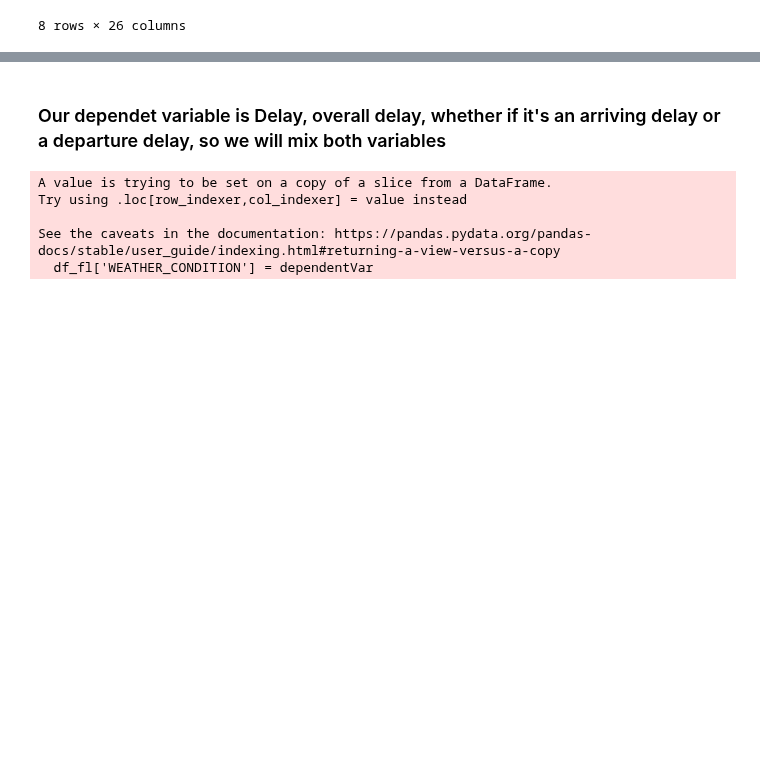
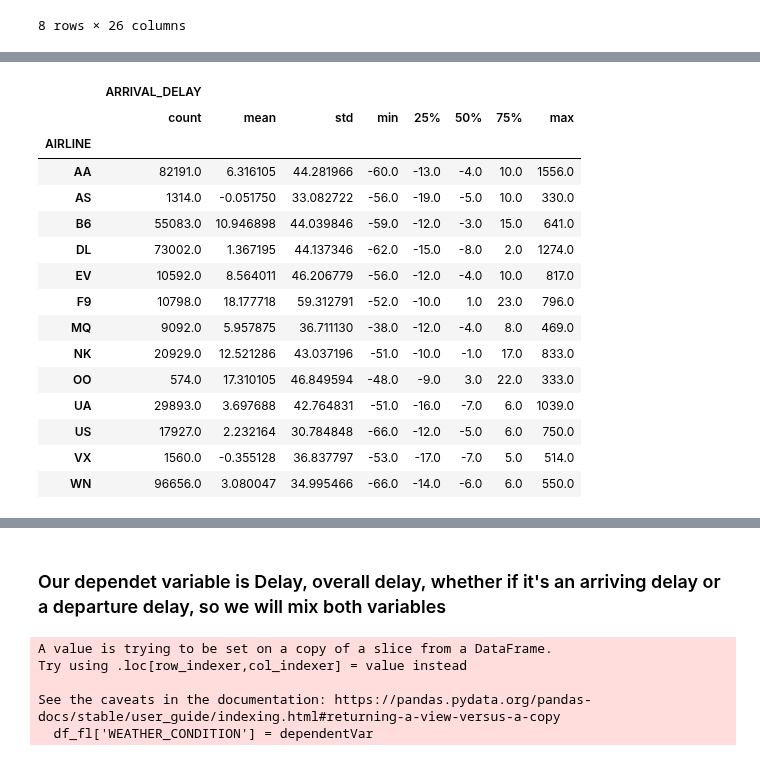
Before and after one commit to EmilioGinzo/Flight-delay, a Jupyter notebook: Project_p676p627_Emilio.ipynb, the cells around one changed output, grey strips where cells are left out. Drawn from its saved outputs; the diff is of its cells as text; code cells hidden in the pictures; blank space fills up the shorter version.

Commit message:
added describe [airline, departure_delay]

```diff
--- a/Project_p676p627_Emilio.ipynb
+++ b/Project_p676p627_Emilio.ipynb
@@ -218,0 +256,19 @@ df_fl_flights.describe(exclude = ['object'])
+# %%
+df_fl_flights[['AIRLINE', 'ARRIVAL_DELAY']].groupby(['AIRLINE']).describe()
+# %% [output]
+|  | ARRIVAL_DELAY |  |  |  |  |  |  |  |
+|  | count | mean | std | min | 25% | 50% | 75% | max |
+| AIRLINE |  |  |  |  |  |  |  |  |
+| AA | 82191.0 | 6.316105 | 44.281966 | -60.0 | -13.0 | -4.0 | 10.0 | 1556.0 |
+| AS | 1314.0 | -0.051750 | 33.082722 | -56.0 | -19.0 | -5.0 | 10.0 | 330.0 |
+| B6 | 55083.0 | 10.946898 | 44.039846 | -59.0 | -12.0 | -3.0 | 15.0 | 641.0 |
+| DL | 73002.0 | 1.367195 | 44.137346 | -62.0 | -15.0 | -8.0 | 2.0 | 1274.0 |
+| EV | 10592.0 | 8.564011 | 46.206779 | -56.0 | -12.0 | -4.0 | 10.0 | 817.0 |
+| F9 | 10798.0 | 18.177718 | 59.312791 | -52.0 | -10.0 | 1.0 | 23.0 | 796.0 |
+| MQ | 9092.0 | 5.957875 | 36.711130 | -38.0 | -12.0 | -4.0 | 8.0 | 469.0 |
+| NK | 20929.0 | 12.521286 | 43.037196 | -51.0 | -10.0 | -1.0 | 17.0 | 833.0 |
+| OO | 574.0 | 17.310105 | 46.849594 | -48.0 | -9.0 | 3.0 | 22.0 | 333.0 |
+| UA | 29893.0 | 3.697688 | 42.764831 | -51.0 | -16.0 | -7.0 | 6.0 | 1039.0 |
+| US | 17927.0 | 2.232164 | 30.784848 | -66.0 | -12.0 | -5.0 | 6.0 | 750.0 |
+| VX | 1560.0 | -0.355128 | 36.837797 | -53.0 | -17.0 | -7.0 | 5.0 | 514.0 |
+| WN | 96656.0 | 3.080047 | 34.995466 | -66.0 | -14.0 | -6.0 | 6.0 | 550.0 |
```
Also changed, not shown: parts of 6 cells of this notebook.
